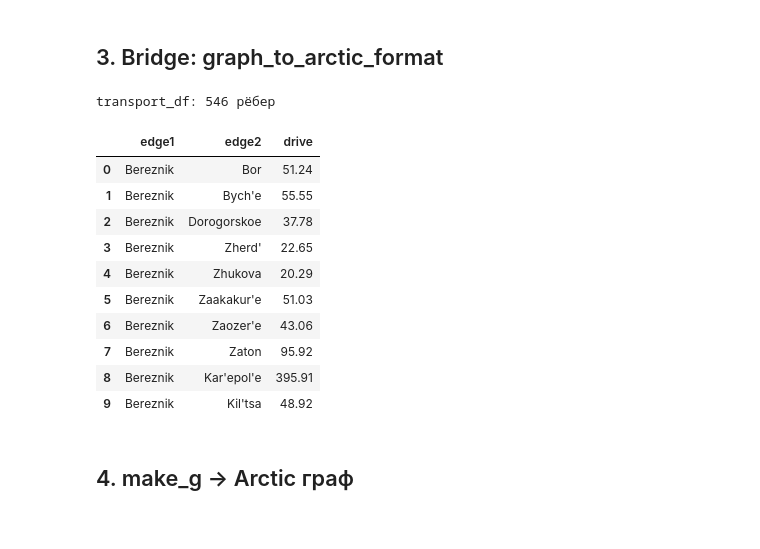
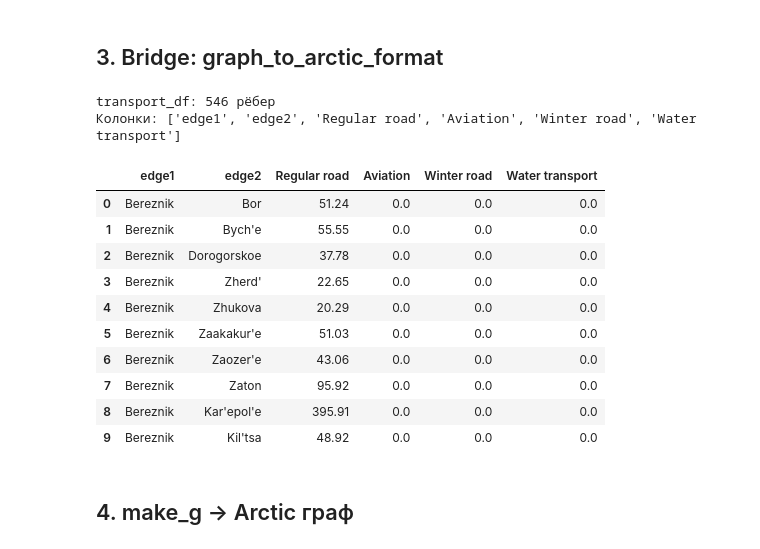
Before and after one commit to GeorgeKontsevik/super-duper-disser, a Jupyter notebook: bridge/notebook_bridge.ipynb, the cells around one changed output. Drawn from its saved outputs; the diff is of its cells as text; code cells hidden in the pictures.

```diff
--- a/bridge/notebook_bridge.ipynb
+++ b/bridge/notebook_bridge.ipynb
@@ -98,33 +120,33 @@ G_drive из iduedu
 # %%
 from bridge import graph_to_arctic_format, settl_from_blocks
 
+# arctic_compatible=True по умолчанию: колонки Aviation, Regular road, Winter road, Water transport
 transport_df, G_arctic = graph_to_arctic_format(
     blocks_gdf,
     G_drive,
-    G_transit=None,
     service_name=SERVICE_NAME,
-    modalities=["drive"],
-    mode_mapping=None,  # опционально: {"drive": "Regular road"} для Arctic
     use_iduedu=use_iduedu,
 )
 
 settl = settl_from_blocks(blocks_gdf)
 
 print(f"transport_df: {len(transport_df)} рёбер")
+print("Колонки:", list(transport_df.columns))
 transport_df.head(10)
 # %% [output]
 transport_df: 546 рёбер
+Колонки: ['edge1', 'edge2', 'Regular road', 'Aviation', 'Winter road', 'Water transport']
-|  | edge1 | edge2 | drive |
-| 0 | Bereznik | Bor | 51.24 |
-| 1 | Bereznik | Bych'e | 55.55 |
-| 2 | Bereznik | Dorogorskoe | 37.78 |
-| 3 | Bereznik | Zherd' | 22.65 |
-| 4 | Bereznik | Zhukova | 20.29 |
-| 5 | Bereznik | Zaakakur'e | 51.03 |
-| 6 | Bereznik | Zaozer'e | 43.06 |
-| 7 | Bereznik | Zaton | 95.92 |
-| 8 | Bereznik | Kar'epol'e | 395.91 |
-| 9 | Bereznik | Kil'tsa | 48.92 |
+|  | edge1 | edge2 | Regular road | Aviation | Winter road | Water transport |
+| 0 | Bereznik | Bor | 51.24 | 0.0 | 0.0 | 0.0 |
+| 1 | Bereznik | Bych'e | 55.55 | 0.0 | 0.0 | 0.0 |
+| 2 | Bereznik | Dorogorskoe | 37.78 | 0.0 | 0.0 | 0.0 |
+| 3 | Bereznik | Zherd' | 22.65 | 0.0 | 0.0 | 0.0 |
+| 4 | Bereznik | Zhukova | 20.29 | 0.0 | 0.0 | 0.0 |
+| 5 | Bereznik | Zaakakur'e | 51.03 | 0.0 | 0.0 | 0.0 |
+| 6 | Bereznik | Zaozer'e | 43.06 | 0.0 | 0.0 | 0.0 |
+| 7 | Bereznik | Zaton | 95.92 | 0.0 | 0.0 | 0.0 |
+| 8 | Bereznik | Kar'epol'e | 395.91 | 0.0 | 0.0 | 0.0 |
+| 9 | Bereznik | Kil'tsa | 48.92 | 0.0 | 0.0 | 0.0 |
 # %% [markdown]
 ## 4. make_g → Arctic граф
 # %%
```
Also changed, not shown: parts of 14 cells of this notebook, 11 other files.
